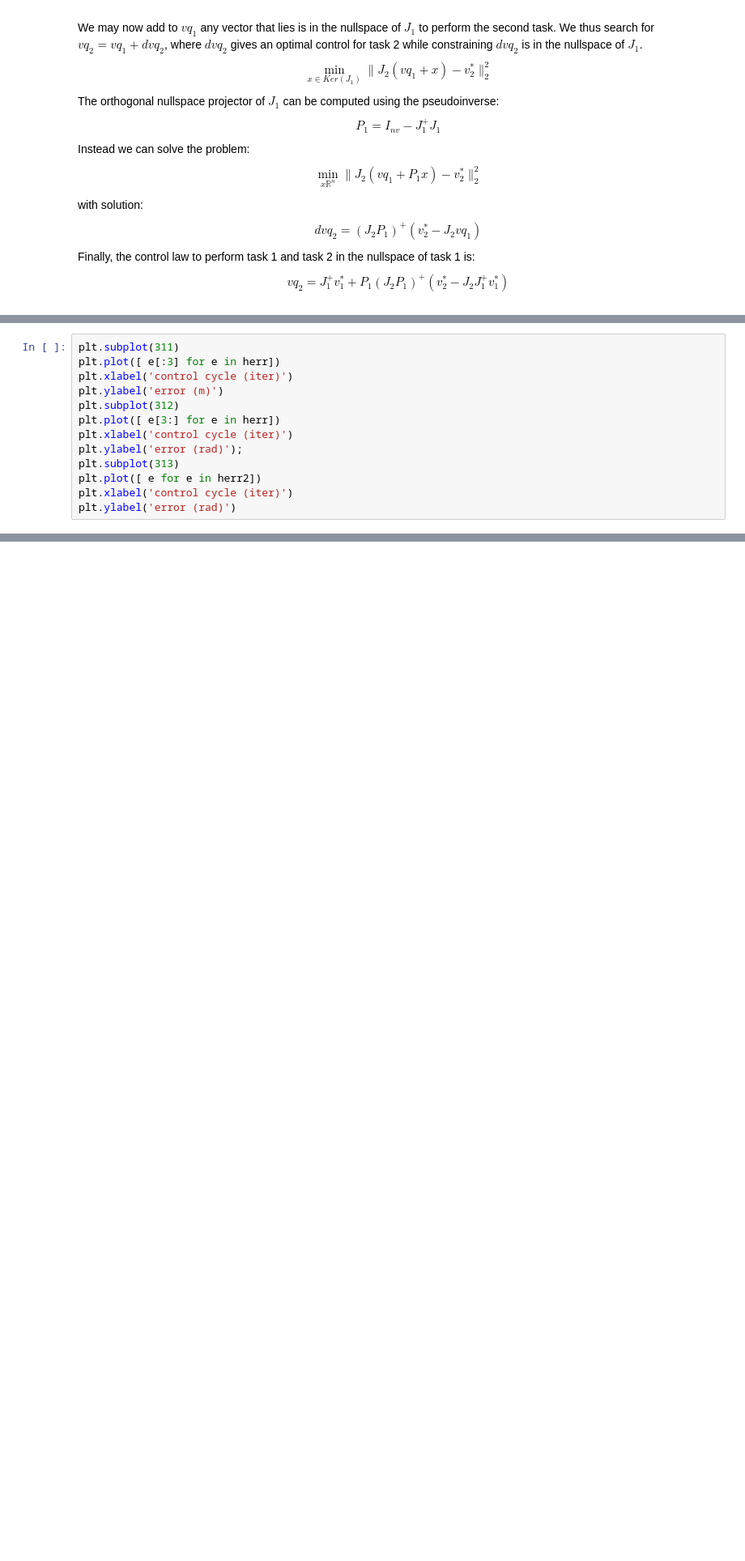
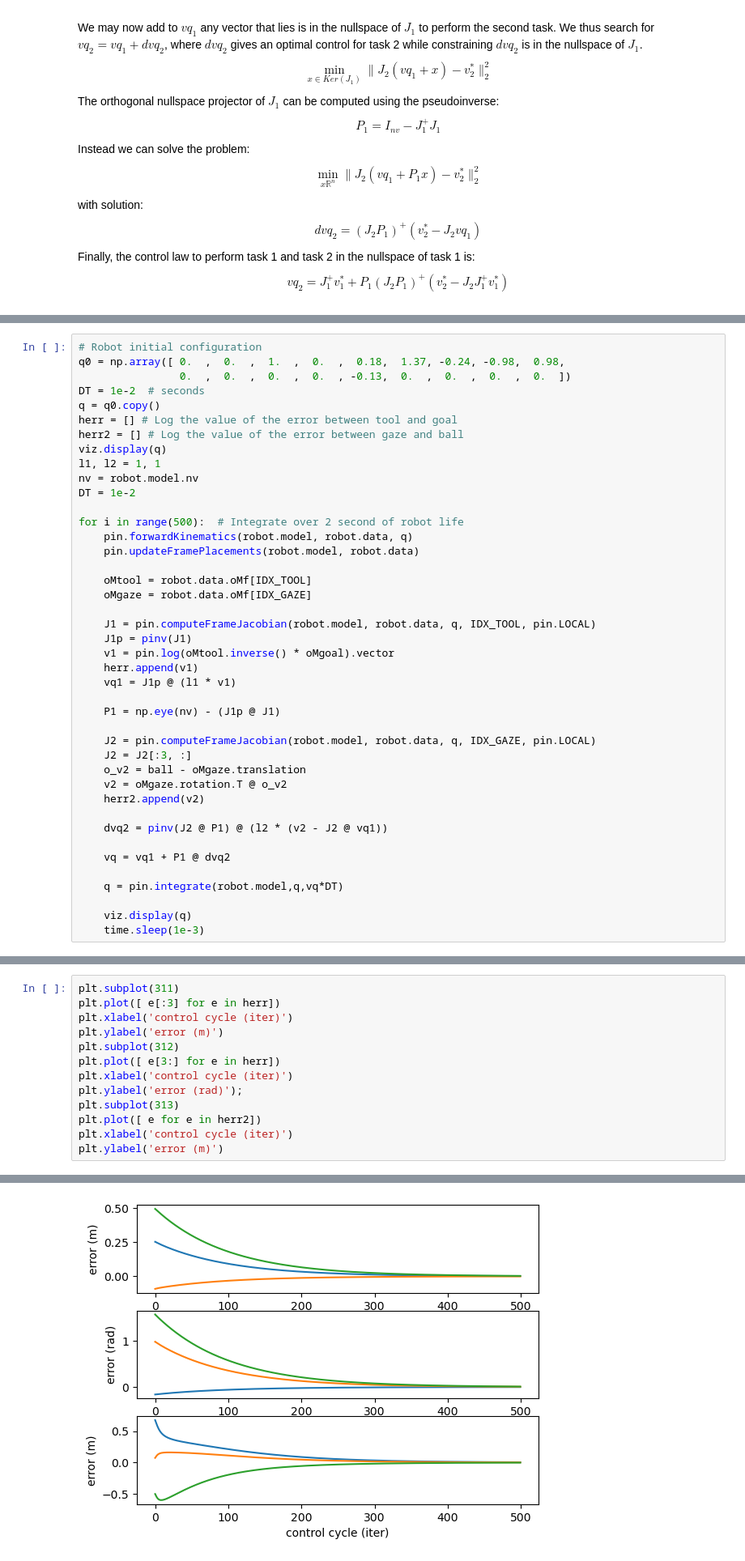
Before and after one commit to yannKerzreho/mva_robotic_tuto, a Jupyter notebook: 1_differential_IK.ipynb, the cells around one changed output, grey strips where cells are left out. Shown at 81% size. Saved outputs shown, nothing was run; the diff lists cells and outputs as text; blank space fills up the shorter version.

Commit message:
upd fork with local modif

```diff
--- a/1_differential_IK.ipynb
+++ b/1_differential_IK.ipynb
@@ -449 +620,43 @@ Here is the solution:
+# %%
+# Robot initial configuration
+q0 = np.array([ 0.  ,  0.  ,  1.  ,  0.  ,  0.18,  1.37, -0.24, -0.98,  0.98,
+                0.  ,  0.  ,  0.  ,  0.  , -0.13,  0.  ,  0.  ,  0.  ,  0.  ])
+DT = 1e-2  # seconds
+q = q0.copy()
+herr = [] # Log the value of the error between tool and goal
+herr2 = [] # Log the value of the error between gaze and ball
+viz.display(q)
+l1, l2 = 1, 1
+nv = robot.model.nv
+DT = 1e-2
+
+for i in range(500):  # Integrate over 2 second of robot life
+    pin.forwardKinematics(robot.model, robot.data, q)
+    pin.updateFramePlacements(robot.model, robot.data)
+
+    oMtool = robot.data.oMf[IDX_TOOL]
+    oMgaze = robot.data.oMf[IDX_GAZE]
+
+    J1 = pin.computeFrameJacobian(robot.model, robot.data, q, IDX_TOOL, pin.LOCAL)
+    J1p = pinv(J1)
+    v1 = pin.log(oMtool.inverse() * oMgoal).vector
+    herr.append(v1)
+    vq1 = J1p @ (l1 * v1)
+
+    P1 = np.eye(nv) - (J1p @ J1)
+
+    J2 = pin.computeFrameJacobian(robot.model, robot.data, q, IDX_GAZE, pin.LOCAL)
+    J2 = J2[:3, :]
+    o_v2 = ball - oMgaze.translation
+    v2 = oMgaze.rotation.T @ o_v2
+    herr2.append(v2)
+
+    dvq2 = pinv(J2 @ P1) @ (l2 * (v2 - J2 @ vq1))
+
+    vq = vq1 + P1 @ dvq2
+
+    q = pin.integrate(robot.model,q,vq*DT)
+
+    viz.display(q)
+    time.sleep(1e-3)
 # %%
@@ -460,4 +673,5 @@ plt.ylabel('error (rad)');
 plt.subplot(313)
 plt.plot([ e for e in herr2])
 plt.xlabel('control cycle (iter)')
-plt.ylabel('error (rad)')
+plt.ylabel('error (m)')
+# %% [output]
@@ -464,3 +679,4 @@ plt.ylabel('error (rad)')
+[figure, added]
 # %% [markdown]
 ## Extension to three tasks (Bonus)
 # %% [markdown]
```
Also changed, not shown: parts of 36 cells of this notebook, 3 other files.
